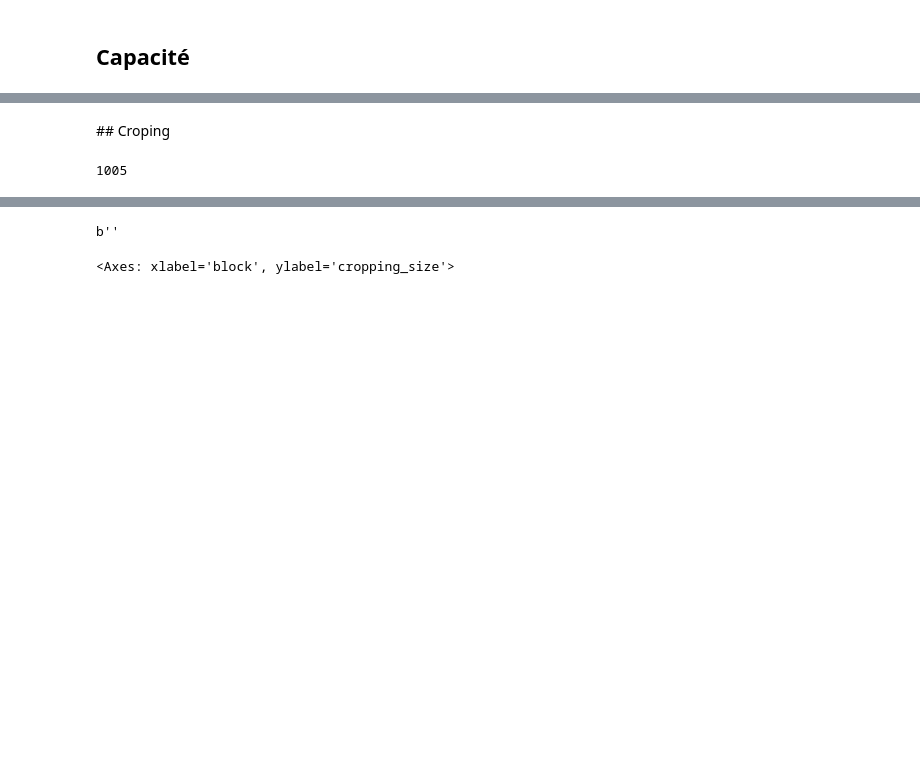
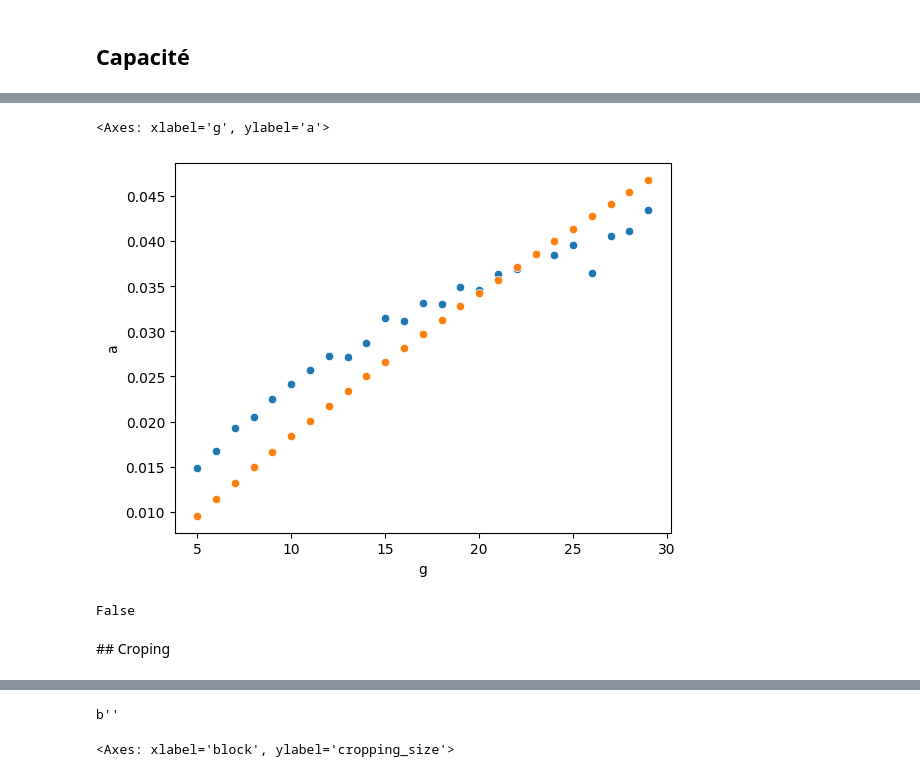
Before and after one commit to dridk/steganodf, a Jupyter notebook: benchmark.ipynb, the cells around one changed output, grey strips where cells are left out. Saved outputs shown, nothing was run; the diff lists cells and outputs as text; code cells hidden in the pictures; blank space fills up the shorter version.

```diff
--- a/benchmark.ipynb
+++ b/benchmark.ipynb
@@ -63,15 +127,17 @@ def estimate(algo, df):
 # %%
 results = []
 
-for b in [5,10]:
-    for s in tqdm(range(0, 2000, 500)):
-        a = BitPool(bit_per_row=1, parity_size=0, block_size=b)
-        sdf = df.head(s)
+
+
+for s in tqdm(range(0, 20000,100)):
+    for b in (5,10, 15, 20, 25):
+        a = BitPool(bit_per_row=1, correction_size=0, data_size=b)
+        sdf = bigdf.head(s)
         ss = []
         for i in range(4):
-            size = estimate(a, sdf)
+            size = find_max_payload(a, sdf)
             results.append({"total": s, "payload": size, "bloc_size": b, "pmax": a.get_max_payload_size(sdf) })
 
 
 df = pl.DataFrame(results)
-df
+df.write_parquet("capacity5.parquet")
@@ -109,0 +182,20 @@ Text(0.5, 1.0, 'Data Embedding size as a Function of Row Count')
+# %%
+import numpy as np
+tdf = []
+regdf = pl.read_parquet("capacity5.parquet")
+
+for g in regdf["bloc_size"].unique():
+    subset = regdf.filter(pl.col("bloc_size") == g)
+    y = subset["payload"].to_list()
+    x = subset["total"].to_list()
+
+    a,b = np.polyfit(x,y, 1)
+
+    a = np.dot(x,y) / np.dot(x,x)
+
+    e = ( g / ( 1008 + 8* g) * 2)
+
+    tdf.append({"g":g, "a": a, "b":b, "e": e})
+
+tdf = pl.DataFrame(tdf)
+tdf
@@ -110,9 +217,17 @@ Text(0.5, 1.0, 'Data Embedding size as a Function of Row Count')
+# %%
+sns.scatterplot(x="g", y="a", data=tdf)
+sns.scatterplot(x="g", y="e", data=tdf)
+# %% [output]
+<Axes: xlabel='g', ylabel='a'>
+[figure, added]
+# %%
+p = gen(80)
+a = BitPool(bit_per_row=1, parity_size=0, data_size=10)
+
+sdf = a.encode(bigdf.head(4000), p)
+
+a.decode(sdf) == p
+# %% [output]
+False
 # %% [markdown]
 ## Croping
-# %%
-with open("lena.png","rb") as file:
-    data = file.read()
-
-len(data)
-# %% [output]
-1005
```
Also changed, not shown: parts of 22 cells of this notebook.
